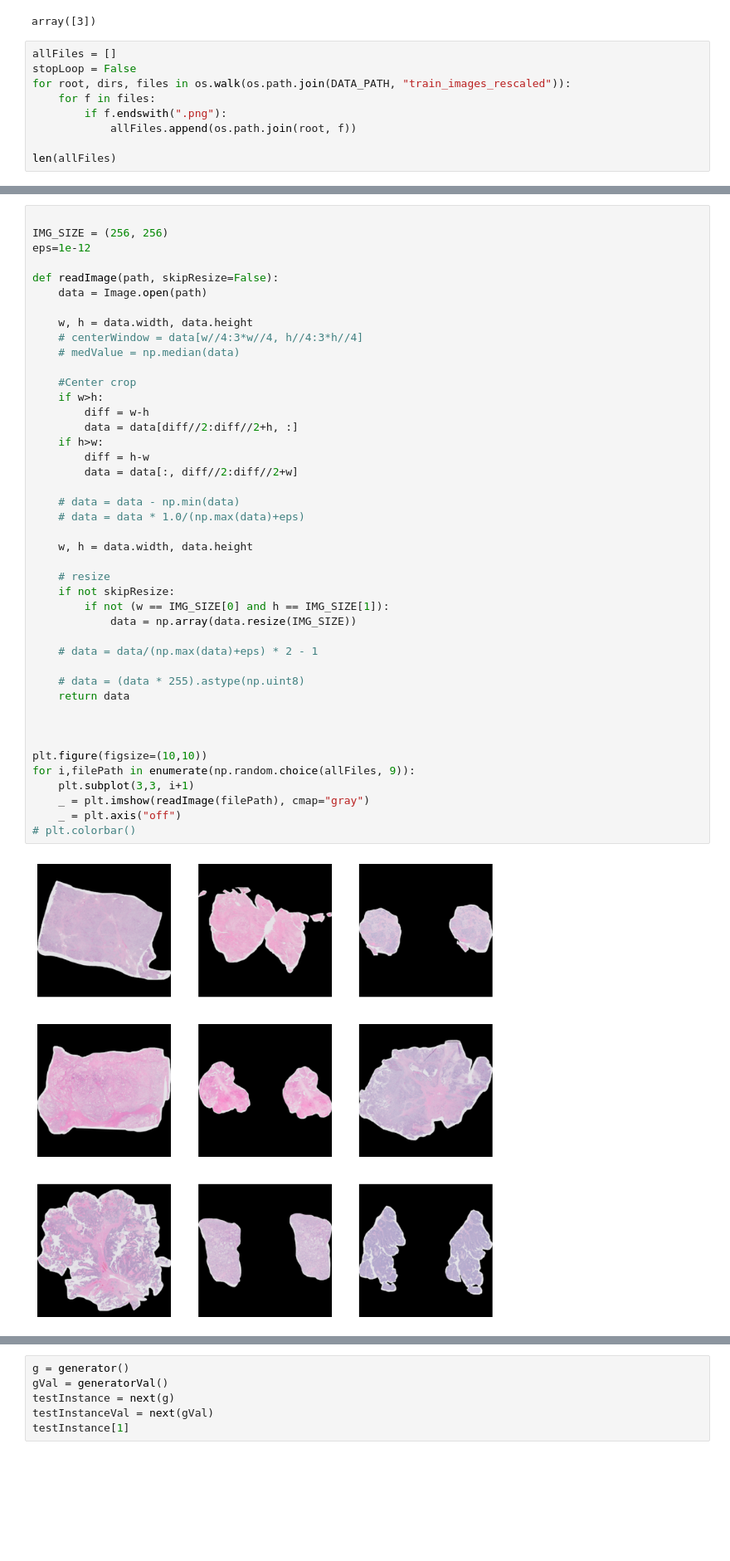
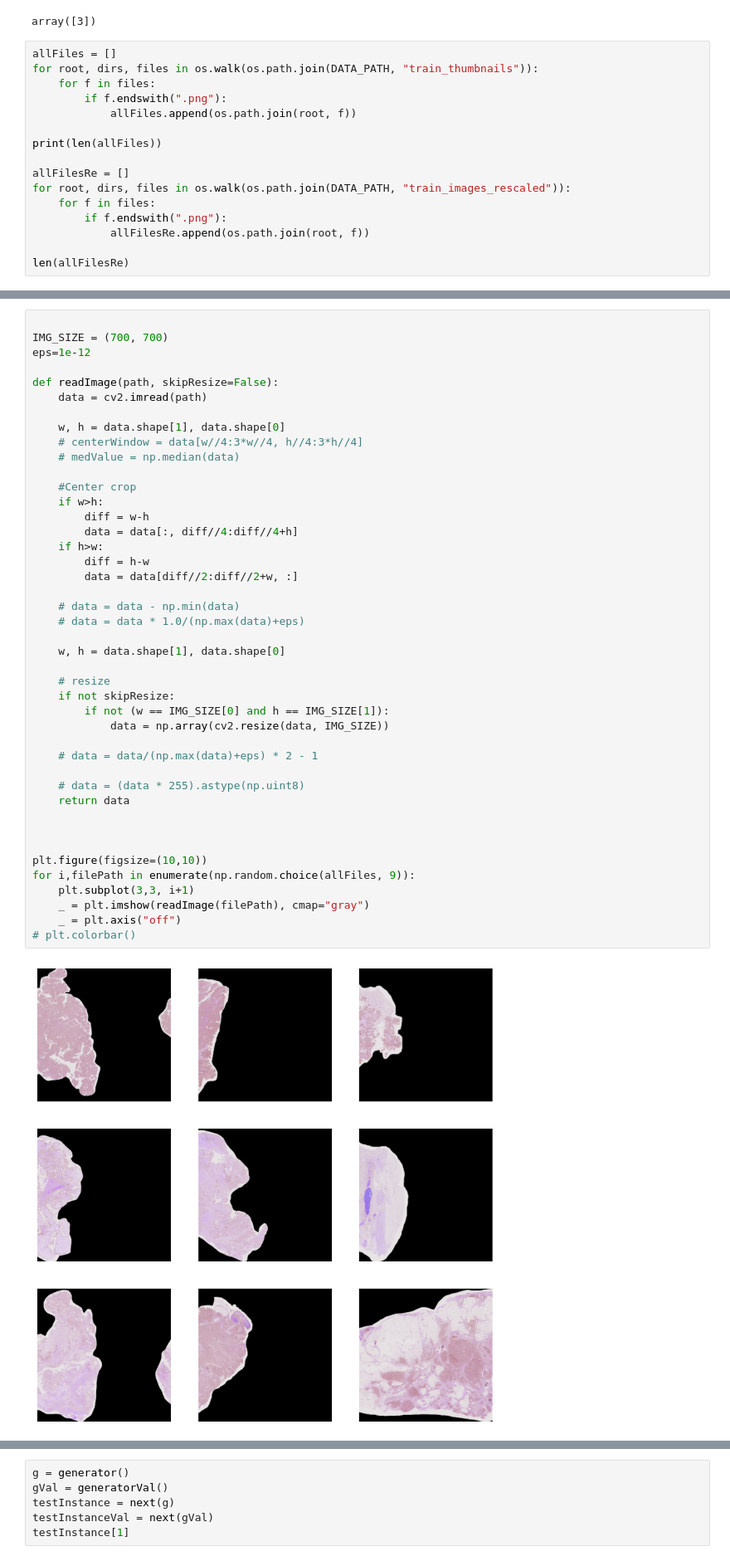
Before and after one commit to m5k5/KaggleUBC-OCEAN, a Jupyter notebook: ConvModel.ipynb, the cells around one changed output, grey strips where cells are left out. Shown at 83% size. Drawn from its saved outputs; the diff is of its cells as text; blank space fills up the shorter version.

```diff
--- a/ConvModel.ipynb
+++ b/ConvModel.ipynb
@@ -50,11 +51,18 @@ enc.transform(["LGSC"])
 array([3])
 # %%
 allFiles = []
-stopLoop = False
-for root, dirs, files in os.walk(os.path.join(DATA_PATH, "train_images_rescaled")):
+for root, dirs, files in os.walk(os.path.join(DATA_PATH, "train_thumbnails")):
     for f in files:
         if f.endswith(".png"):
             allFiles.append(os.path.join(root, f))
 
-len(allFiles)
+print(len(allFiles))
+
+allFilesRe = []
+for root, dirs, files in os.walk(os.path.join(DATA_PATH, "train_images_rescaled")):
+    for f in files:
+        if f.endswith(".png"):
+            allFilesRe.append(os.path.join(root, f))
+
+len(allFilesRe)
 # %% [output]
@@ -62,48 +71,48 @@ len(allFiles)
 # %%
 
-IMG_SIZE = (256, 256)
+IMG_SIZE = (700, 700)
 eps=1e-12
 
 def readImage(path, skipResize=False):
-    data = Image.open(path)
+    data = cv2.imread(path)
 
-    w, h = data.width, data.height
+    w, h = data.shape[1], data.shape[0]
     # centerWindow = data[w//4:3*w//4, h//4:3*h//4]
     # medValue = np.median(data)
 
     #Center crop
     if w>h:
         diff = w-h
-        data = data[diff//2:diff//2+h, :]
+        data = data[:, diff//4:diff//4+h]
     if h>w:
         diff = h-w
-        data = data[:, diff//2:diff//2+w]
+        data = data[diff//2:diff//2+w, :]
 
     # data = data - np.min(data)
     # data = data * 1.0/(np.max(data)+eps)
 
-    w, h = data.width, data.height
+    w, h = data.shape[1], data.shape[0]
 
     # resize
     if not skipResize:
         if not (w == IMG_SIZE[0] and h == IMG_SIZE[1]):
-            data = np.array(data.resize(IMG_SIZE))
+            data = np.array(cv2.resize(data, IMG_SIZE))
 
     # data = data/(np.max(data)+eps) * 2 - 1
 
     # data = (data * 255).astype(np.uint8)
     return data
 
 
 
 plt.figure(figsize=(10,10))
 for i,filePath in enumerate(np.random.choice(allFiles, 9)):
     plt.subplot(3,3, i+1)
     _ = plt.imshow(readImage(filePath), cmap="gray")
     _ = plt.axis("off")
 # plt.colorbar()
 # %% [output]
-[figure, old version]
+[figure, new version]
 # %%
 allImages = {}
 for i,filePath in enumerate(allFiles):
```
Also changed, not shown: parts of 14 cells of this notebook, 3 other files.
